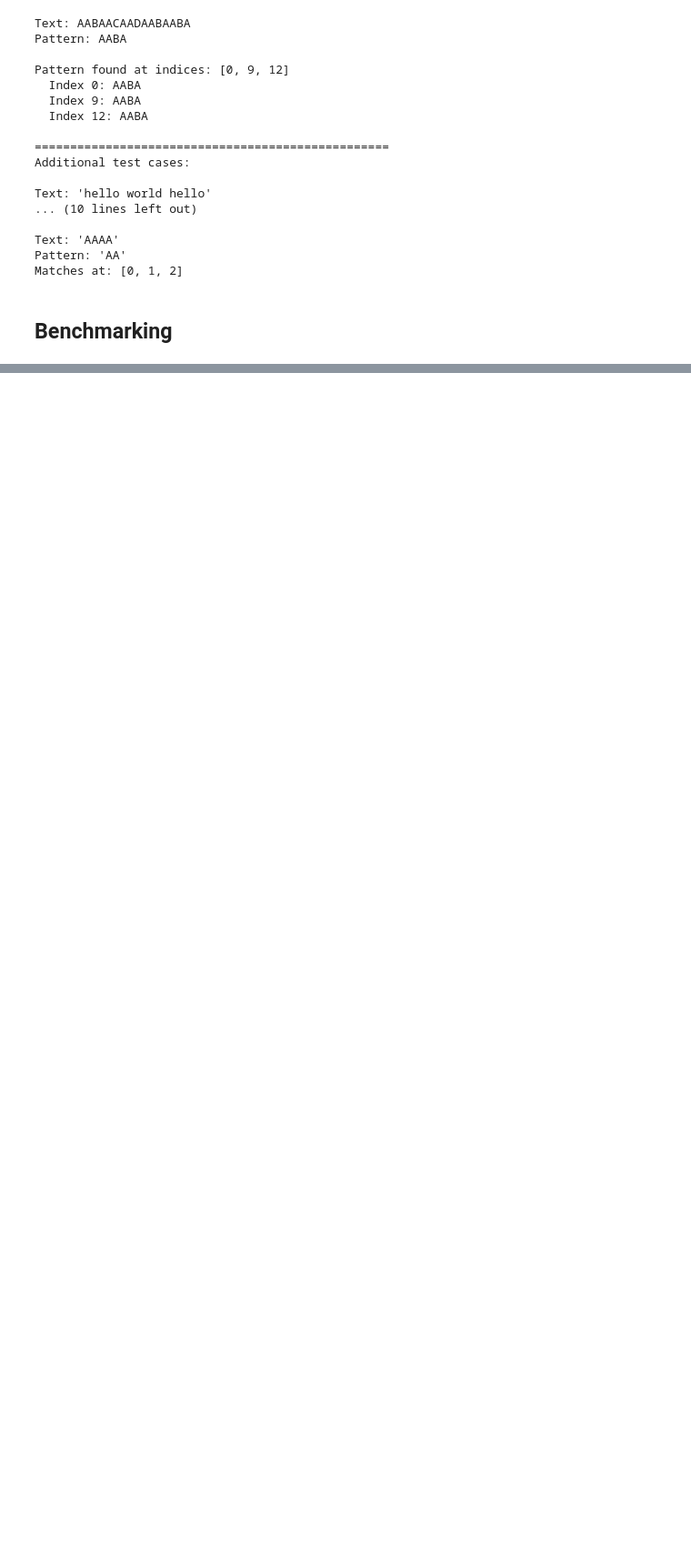
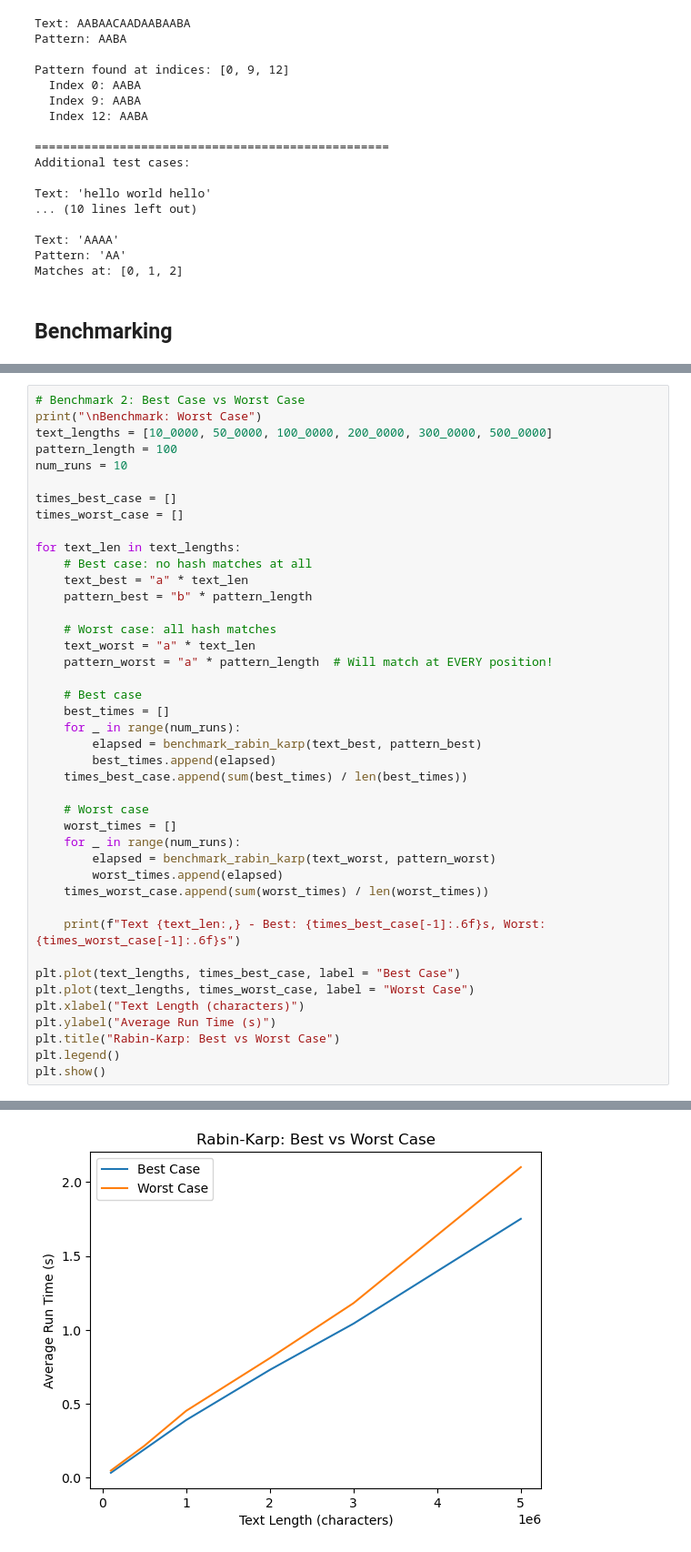
Before and after one commit to madisonengebose/FinalProject-RabinKarp, a Jupyter notebook: FinalProject.ipynb, the cells around one changed output, grey strips where cells are left out. Shown at 91% size. Saved outputs shown, nothing was run; the diff lists cells and outputs as text; blank space fills up the shorter version.

```diff
--- a/FinalProject.ipynb
+++ b/FinalProject.ipynb
@@ -109,0 +179,43 @@ Matches at: [0, 1, 2]
+# %%
+# Benchmark 2: Best Case vs Worst Case
+print("\nBenchmark: Worst Case")
+text_lengths = [10_0000, 50_0000, 100_0000, 200_0000, 300_0000, 500_0000]
+pattern_length = 100
+num_runs = 10
+
+times_best_case = []
+times_worst_case = []
+
+for text_len in text_lengths:
+    # Best case: no hash matches at all
+    text_best = "a" * text_len
+    pattern_best = "b" * pattern_length
+
+    # Worst case: all hash matches
+    text_worst = "a" * text_len
+    pattern_worst = "a" * pattern_length  # Will match at EVERY position!
+
+    # Best case
+    best_times = []
+    for _ in range(num_runs):
+        elapsed = benchmark_rabin_karp(text_best, pattern_best)
+        best_times.append(elapsed)
+    times_best_case.append(sum(best_times) / len(best_times))
+
+    # Worst case
+    worst_times = []
+    for _ in range(num_runs):
+        elapsed = benchmark_rabin_karp(text_worst, pattern_worst)
+        worst_times.append(elapsed)
+    times_worst_case.append(sum(worst_times) / len(worst_times))
+
+    print(f"Text {text_len:,} - Best: {times_best_case[-1]:.6f}s, Worst: {times_worst_case[-1]:.6f}s")
+
+plt.plot(text_lengths, times_best_case, label = "Best Case")
+plt.plot(text_lengths, times_worst_case, label = "Worst Case")
+plt.xlabel("Text Length (characters)")
+plt.ylabel("Average Run Time (s)")
+plt.title("Rabin-Karp: Best vs Worst Case")
+plt.legend()
+plt.show()
+# %% [output]
@@ -109,0 +229 @@ Matches at: [0, 1, 2]
+[figure, added]
```
Also changed, not shown: parts of 3 cells of this notebook.
